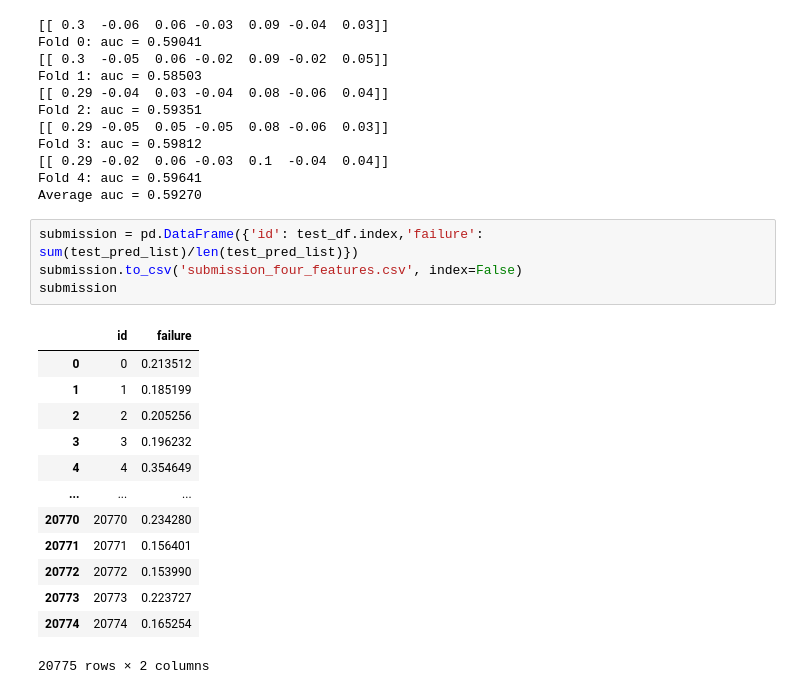
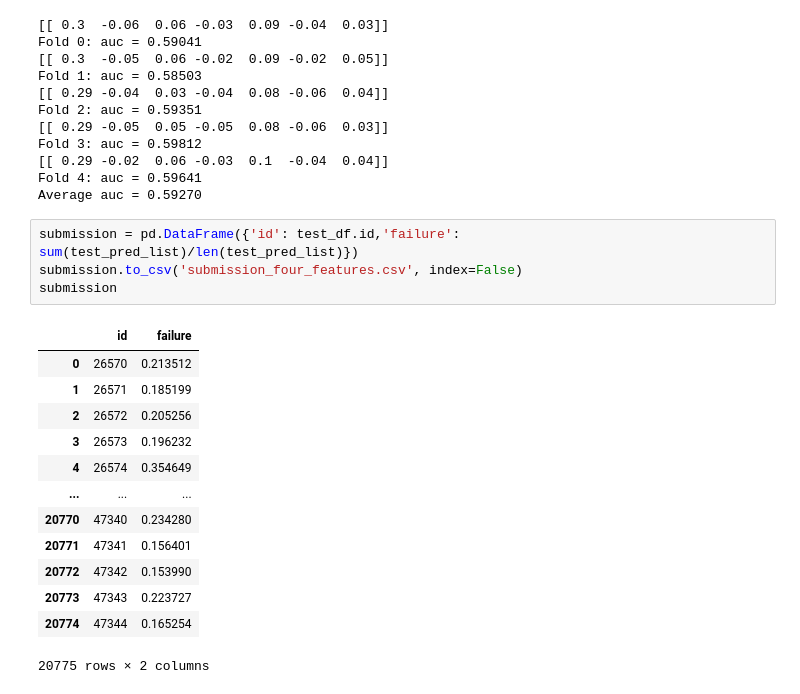
Before and after one commit to Bakhtaki/Kaggle-Competitions, a Jupyter notebook: tp-aug-2022-v1.ipynb, the cells around one changed output. Saved outputs shown, nothing was run; the diff lists cells and outputs as text.

```diff
--- a/tp-aug-2022-v1.ipynb
+++ b/tp-aug-2022-v1.ipynb
@@ -765,20 +743,20 @@ Fold 3: auc = 0.59812
 Fold 4: auc = 0.59641
 Average auc = 0.59270
 # %%
-submission = pd.DataFrame({'id': test_df.index,'failure': sum(test_pred_list)/len(test_pred_list)})
+submission = pd.DataFrame({'id': test_df.id,'failure': sum(test_pred_list)/len(test_pred_list)})
 submission.to_csv('submission_four_features.csv', index=False)
 submission
 # %% [output]
 |  | id | failure |
-| 0 | 0 | 0.213512 |
-| 1 | 1 | 0.185199 |
-| 2 | 2 | 0.205256 |
-| 3 | 3 | 0.196232 |
-| 4 | 4 | 0.354649 |
+| 0 | 26570 | 0.213512 |
+| 1 | 26571 | 0.185199 |
+| 2 | 26572 | 0.205256 |
+| 3 | 26573 | 0.196232 |
+| 4 | 26574 | 0.354649 |
 | ... | ... | ... |
-| 20770 | 20770 | 0.234280 |
-| 20771 | 20771 | 0.156401 |
-| 20772 | 20772 | 0.153990 |
-| 20773 | 20773 | 0.223727 |
-| 20774 | 20774 | 0.165254 |
+| 20770 | 47340 | 0.234280 |
+| 20771 | 47341 | 0.156401 |
+| 20772 | 47342 | 0.153990 |
+| 20773 | 47343 | 0.223727 |
+| 20774 | 47344 | 0.165254 |
 20775 rows × 2 columns
```
Also changed, not shown: parts of 4 cells of this notebook.
